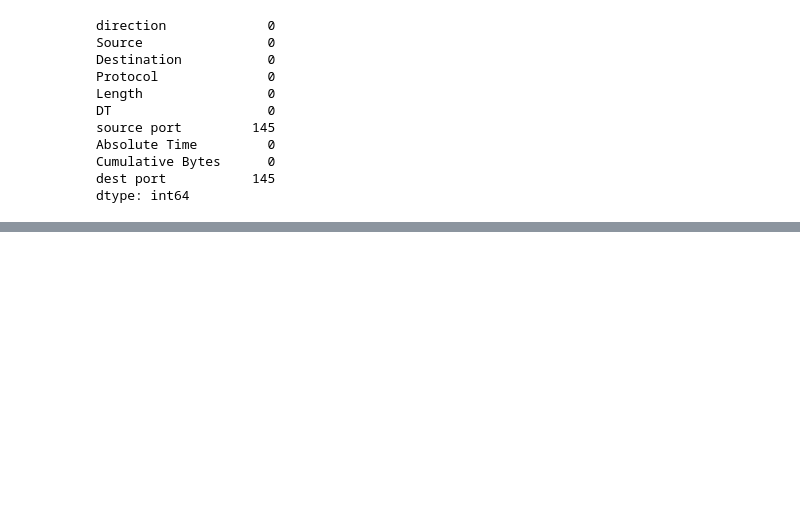
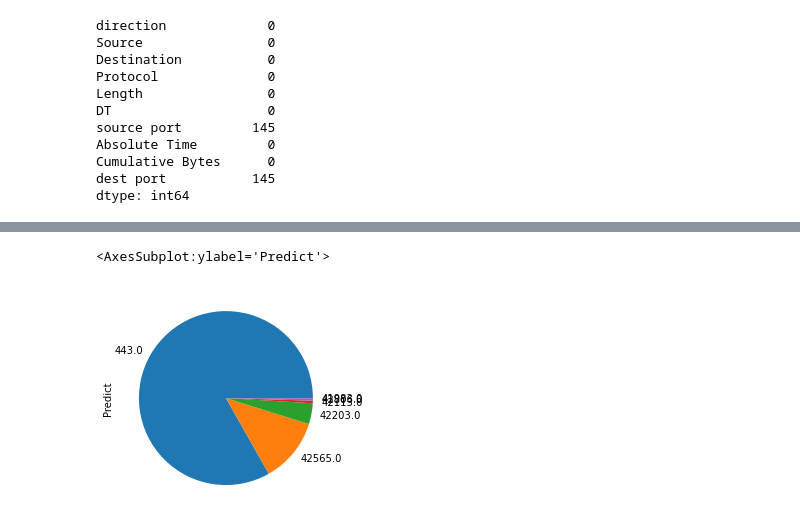
Before and after one commit to ghalibbajwa/Streaming-Detection-Using-Packet-Data, a Jupyter notebook: EDA-2.ipynb, the cells around one changed output, grey strips where cells are left out. Saved outputs shown, nothing was run; the diff lists cells and outputs as text; code cells hidden in the pictures; blank space fills up the shorter version.

```diff
--- a/EDA-2.ipynb
+++ b/EDA-2.ipynb
@@ -118,0 +167,7 @@ fig.show()
+# %%
+filename = 'KNN2.sav'
+pickle.dump(classifier , open(filename, 'wb')) # Save the model
+# %%
+df4=pd.read_csv('Data/packets_stat.csv')
+
+print(df4.head())
@@ -118,0 +188,11 @@ fig.show()
+# %%
+X2=df4[[ 'inp', 'out', 'leng_mean', 'leng_std', 'leng_min', 'leng_max', 'sum_dt']].values
+loaded_model = pickle.load(open(filename, 'rb')) # Load the model
+Result = loaded_model.predict(X2) # Predict the test data
+# %%
+df4['Predict'] = Result # Add the predicted data to the dataframe
+# %%
+df4['Predict'].value_counts().plot(kind='pie') # Predicted
+# %% [output]
+<AxesSubplot:ylabel='Predict'>
+[figure, added]
```
Also changed, not shown: parts of 9 cells of this notebook, 2 other files.
